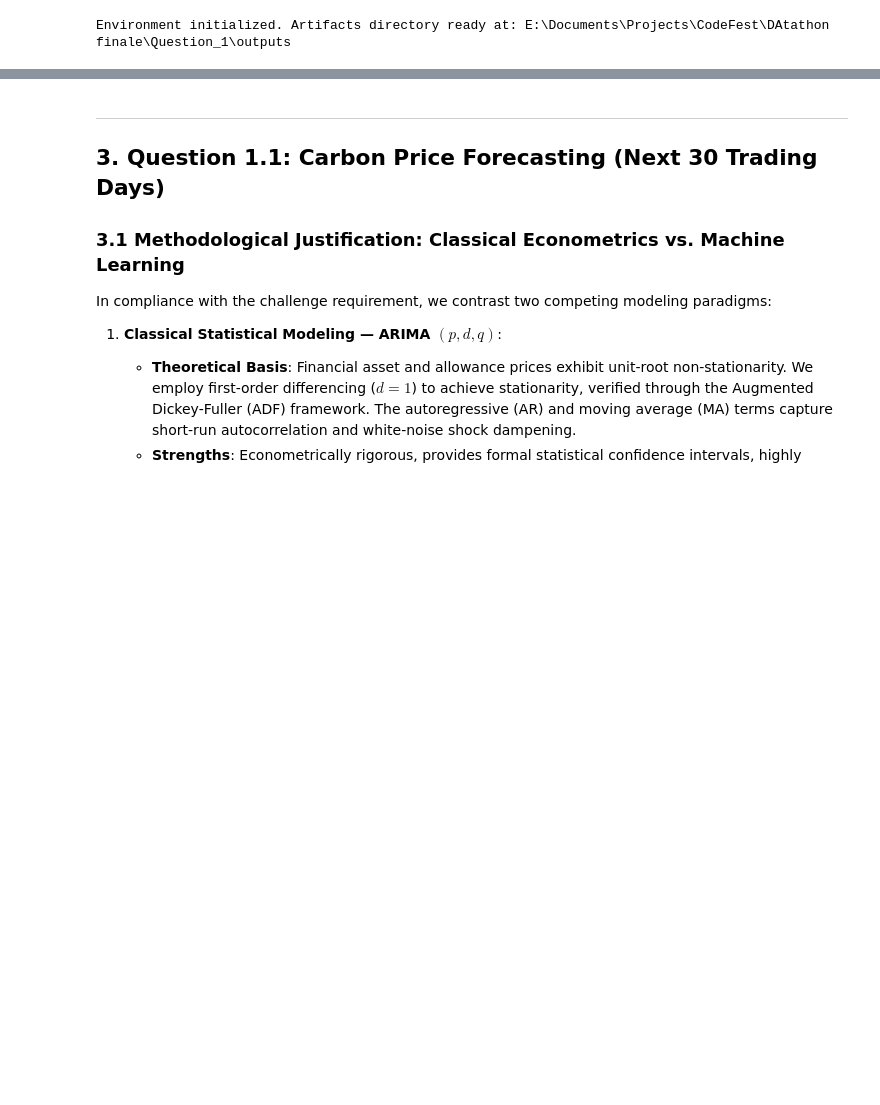
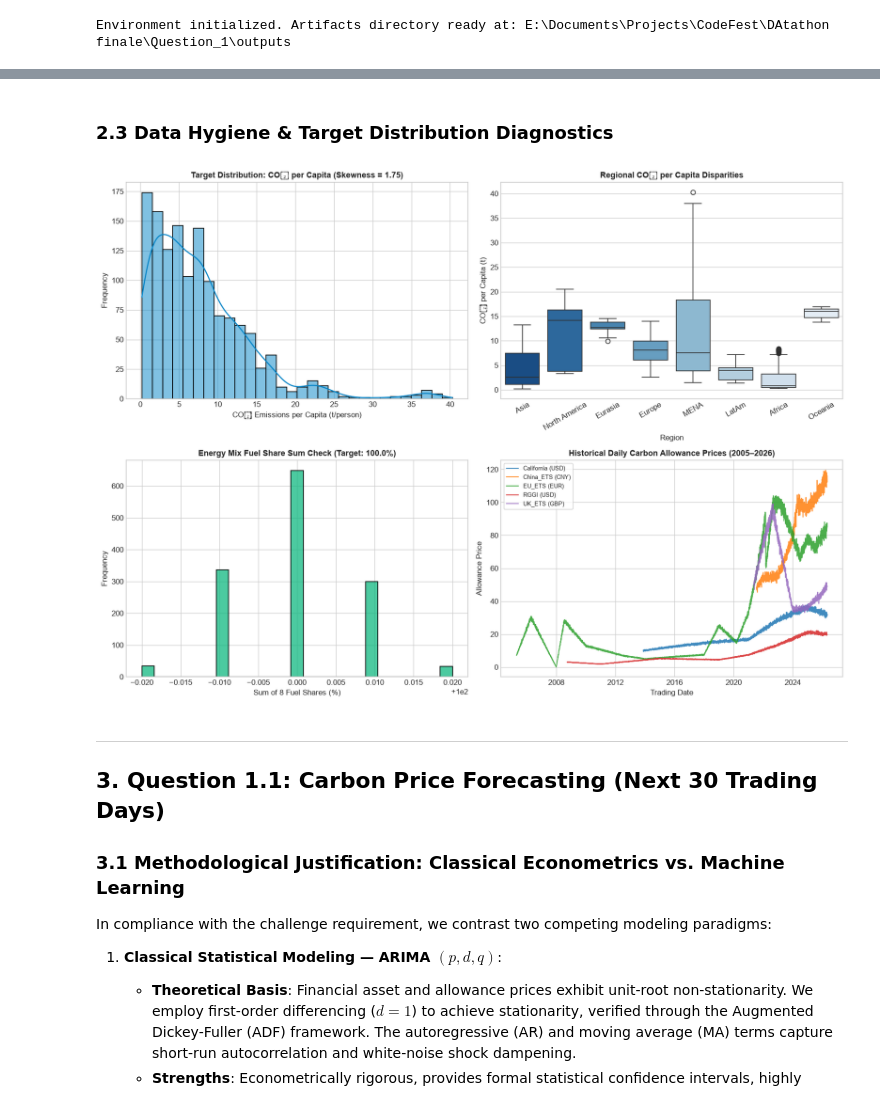
Before and after one commit to Madhuravishan/SLIIT-Datathon-Finale-Round, a Jupyter notebook: Question_1/Question_1_Solution.ipynb, the cells around one changed output, grey strips where cells are left out. Saved outputs shown, nothing was run; the diff lists cells and outputs as text; code cells hidden in the pictures; blank space fills up the shorter version.

Commit message:
feat: add comprehensive data cleaning audit and diagnostics for Question 1

```diff
--- a/Question_1/Question_1_Solution.ipynb
+++ b/Question_1/Question_1_Solution.ipynb
@@ -62,3 +124,44 @@ Missing Values: Carbon=0, Energy=0, CO2=0
+# %% [markdown]
+### 2.3 Data Hygiene & Target Distribution Diagnostics
+# %%
+# Generate 4-panel diagnostic plot
+fig, axes = plt.subplots(2, 2, figsize=(14, 10))
+
+# Subplot 1: Target distribution
+skew_val = df_co2['co2_per_capita_t'].skew()
+sns.histplot(df_co2['co2_per_capita_t'], kde=True, ax=axes[0, 0], color='#0284c7', bins=30)
+axes[0, 0].set_title(f'Target Distribution: CO₂ per Capita (Skewness = {skew_val:.2f})', fontsize=11, fontweight='bold')
+axes[0, 0].set_xlabel('CO₂ Emissions per Capita (t/person)')
+axes[0, 0].set_ylabel('Frequency')
+
+# Subplot 2: Regional Disparities
+sns.boxplot(data=df_co2, x='region', y='co2_per_capita_t', ax=axes[0, 1], palette='Blues_r')
+axes[0, 1].set_title('Regional CO₂ per Capita Disparities', fontsize=11, fontweight='bold')
+axes[0, 1].set_xlabel('Region')
+axes[0, 1].set_ylabel('CO₂ per Capita (t)')
+axes[0, 1].tick_params(axis='x', rotation=30)
+
+# Subplot 3: Fuel Sum Integrity
+sns.histplot(fuel_sums, ax=axes[1, 0], color='#10b981', bins=25)
+axes[1, 0].set_title('Energy Mix Fuel Share Sum Check (Target: 100.0%)', fontsize=11, fontweight='bold')
+axes[1, 0].set_xlabel('Sum of 8 Fuel Shares (%)')
+axes[1, 0].set_ylabel('Frequency')
+
+# Subplot 4: Carbon Price History
+for m in df_carbon['market'].unique():
+    sub_m = df_carbon[df_carbon['market'] == m]
+    axes[1, 1].plot(sub_m['date'], sub_m['price'], label=f"{m} ({sub_m['currency'].iloc[0]})", lw=1.2, alpha=0.85)
+axes[1, 1].set_title('Historical Daily Carbon Allowance Prices (2005–2026)', fontsize=11, fontweight='bold')
+axes[1, 1].set_xlabel('Trading Date')
+axes[1, 1].set_ylabel('Allowance Price')
+axes[1, 1].legend(loc='upper left', frameon=True, fontsize=8)
+
+plt.tight_layout()
+diag_path = os.path.join(OUTPUT_DIR, 'q1_0_data_cleaning_distribution.png')
+plt.savefig(diag_path, dpi=300, bbox_inches='tight')
+plt.show()
+# %% [output]
+[figure, added]
 # %% [markdown]
 ---
 ## 3. Question 1.1: Carbon Price Forecasting (Next 30 Trading Days)
```
Also changed, not shown: parts of 4 cells of this notebook, 4 other files.
